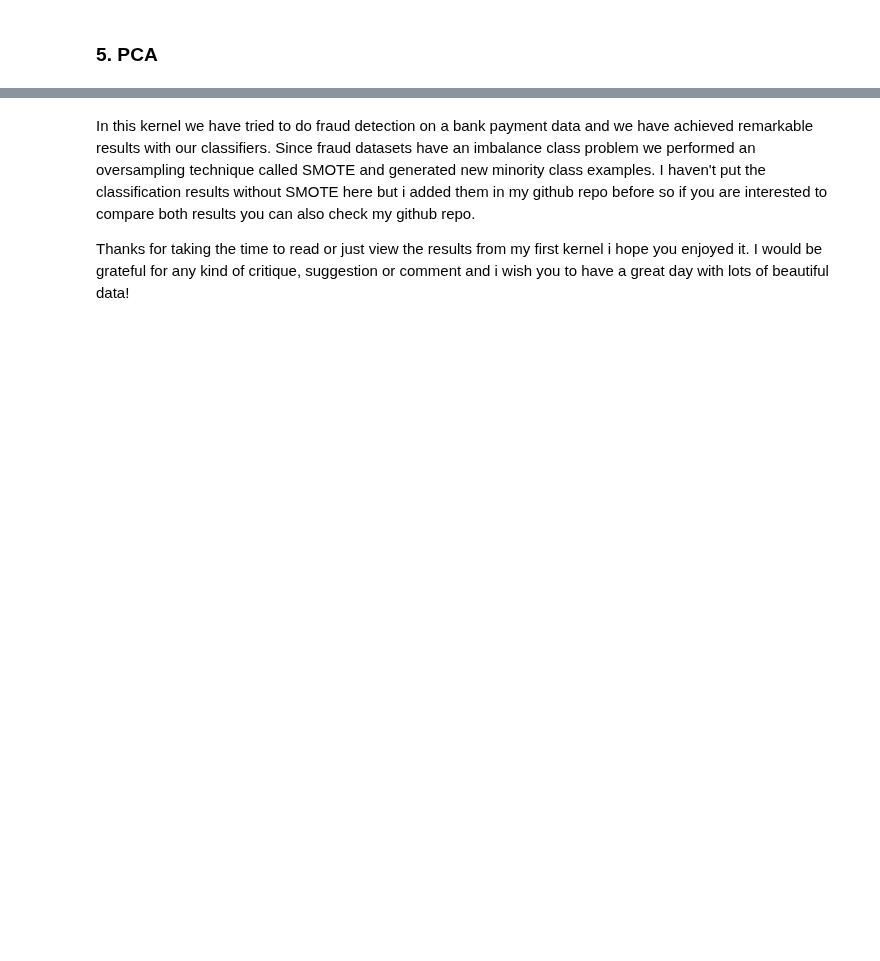
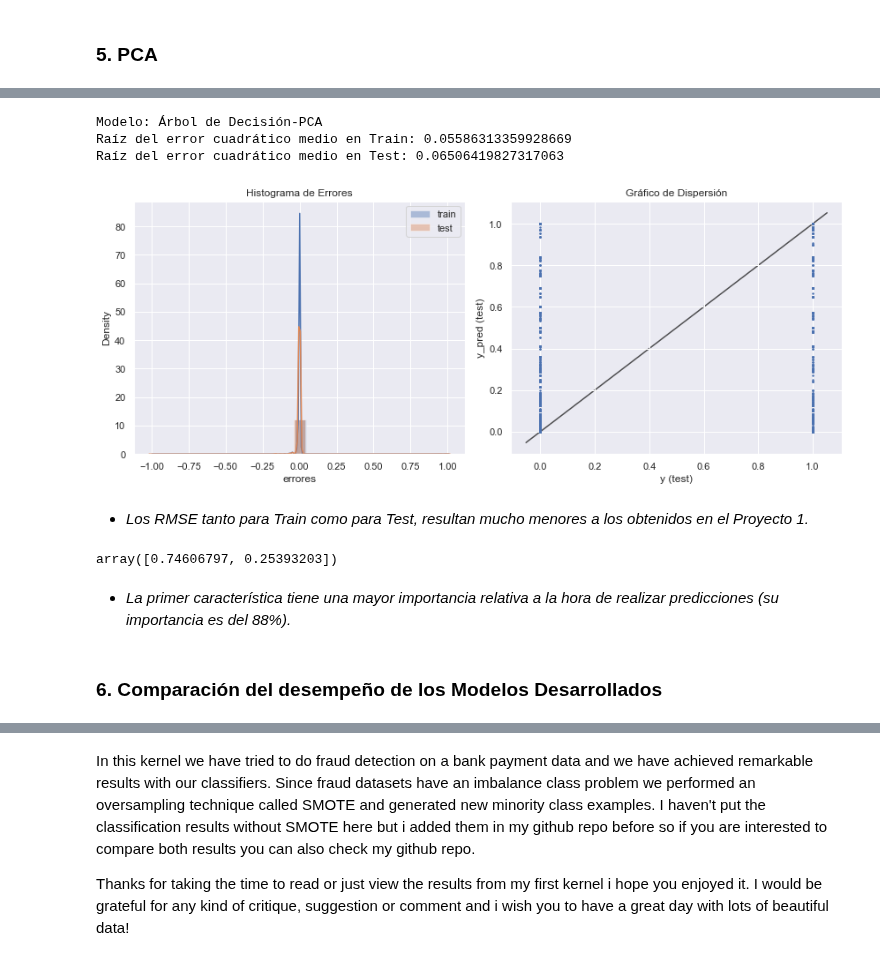
Before and after one commit to alseveso/AcamicaDS, a Jupyter notebook: Proyecto 4/Proyecto 04_Alejandra Seveso.ipynb, the cells around one changed output, grey strips where cells are left out. Saved outputs shown, nothing was run; the diff lists cells and outputs as text; code cells hidden in the pictures; blank space fills up the shorter version.

Commit message:
Proyecto 4

```diff
--- a/Proyecto 4/Proyecto 04_Alejandra Seveso.ipynb
+++ b/Proyecto 4/Proyecto 04_Alejandra Seveso.ipynb
@@ -600,0 +654,6 @@ XGBoost_CLF.feature_importances_
+# %%
+varianzas_explicadas = []
+for i in range (len (valores)):
+    varianzas_explicadas.append (valores [i] / np.sum (valores))
+
+    print (np.sum (varianzas_explicadas), '\n', varianzas_explicadas)
@@ -600,0 +774,51 @@ XGBoost_CLF.feature_importances_
+# %%
+modelo = ['Árbol de Decisión-PCA']
+
+for i, model in enumerate([regresor]):
+    y_train_pred = model.predict(X_train).reshape(416250,1)
+    y_test_pred = model.predict(X_test).reshape(178393,1)
+
+    print(f'Modelo: {modelo[i]}')
+    rmse_train = np.sqrt(mean_squared_error(y_train, y_train_pred))
+    rmse_test = np.sqrt(mean_squared_error(y_test, y_test_pred))
+    print(f'Raíz del error cuadrático medio en Train: {rmse_train}')
+    print(f'Raíz del error cuadrático medio en Test: {rmse_test}')
+
+    plt.figure(figsize = (12,5))
+
+    plt.subplot(1,2,1)
+    sns.distplot(y_train - y_train_pred, bins = 25, label = 'train')
+    sns.distplot(y_test - y_test_pred, bins = 25, label = 'test')
+    plt.xlabel('errores')
+    plt.title('Histograma de Errores')
+    plt.legend()
+
+    ax = plt.subplot(1,2,2)
+    ax.scatter(y_test,y_test_pred, s =2)
+    lims = [
+    np.min([ax.get_xlim(), ax.get_ylim()]),
+    np.max([ax.get_xlim(), ax.get_ylim()]),
+    ]
+
+    ax.plot(lims, lims, 'k-', alpha=0.75, zorder=0)
+    plt.xlabel('y (test)')
+    plt.ylabel('y_pred (test)')
+    plt.title('Gráfico de Dispersión')
+
+    plt.tight_layout()
+    plt.show()
+# %% [output]
+Modelo: Árbol de Decisión-PCA
+Raíz del error cuadrático medio en Train: 0.05586313359928669
+Raíz del error cuadrático medio en Test: 0.06506419827317063
+[figure, added]
+# %% [markdown]
+* *Los RMSE tanto para Train como para Test, resultan mucho menores a los obtenidos en el Proyecto 1.*
+# %%
+regresor.feature_importances_
+# %% [output]
+array([0.74606797, 0.25393203])
+# %% [markdown]
+* *La primer característica tiene una mayor importancia relativa a la hora de realizar predicciones (su importancia es del 88%).*
+# %% [markdown]
+### 6. Comparación del desempeño de los Modelos Desarrollados
```
Also changed, not shown: parts of 58 cells of this notebook.
